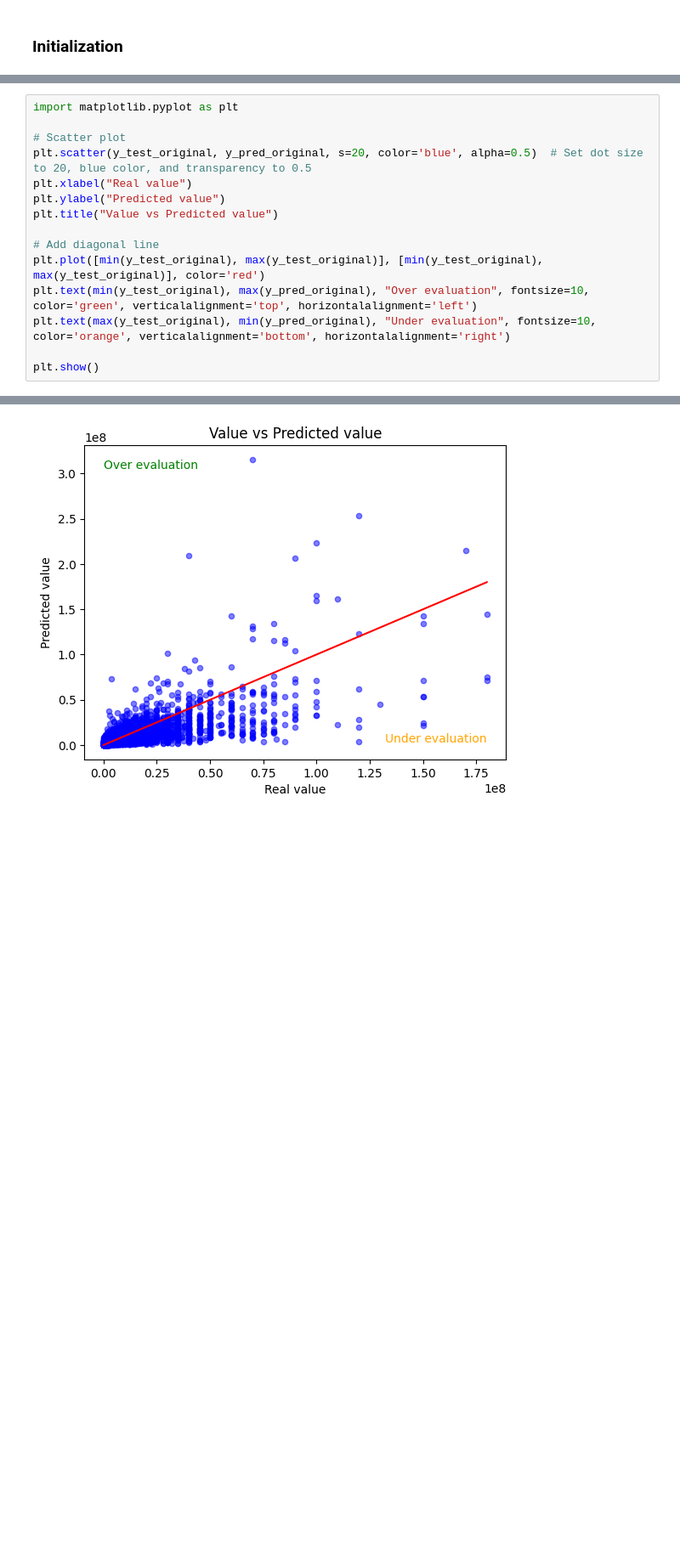
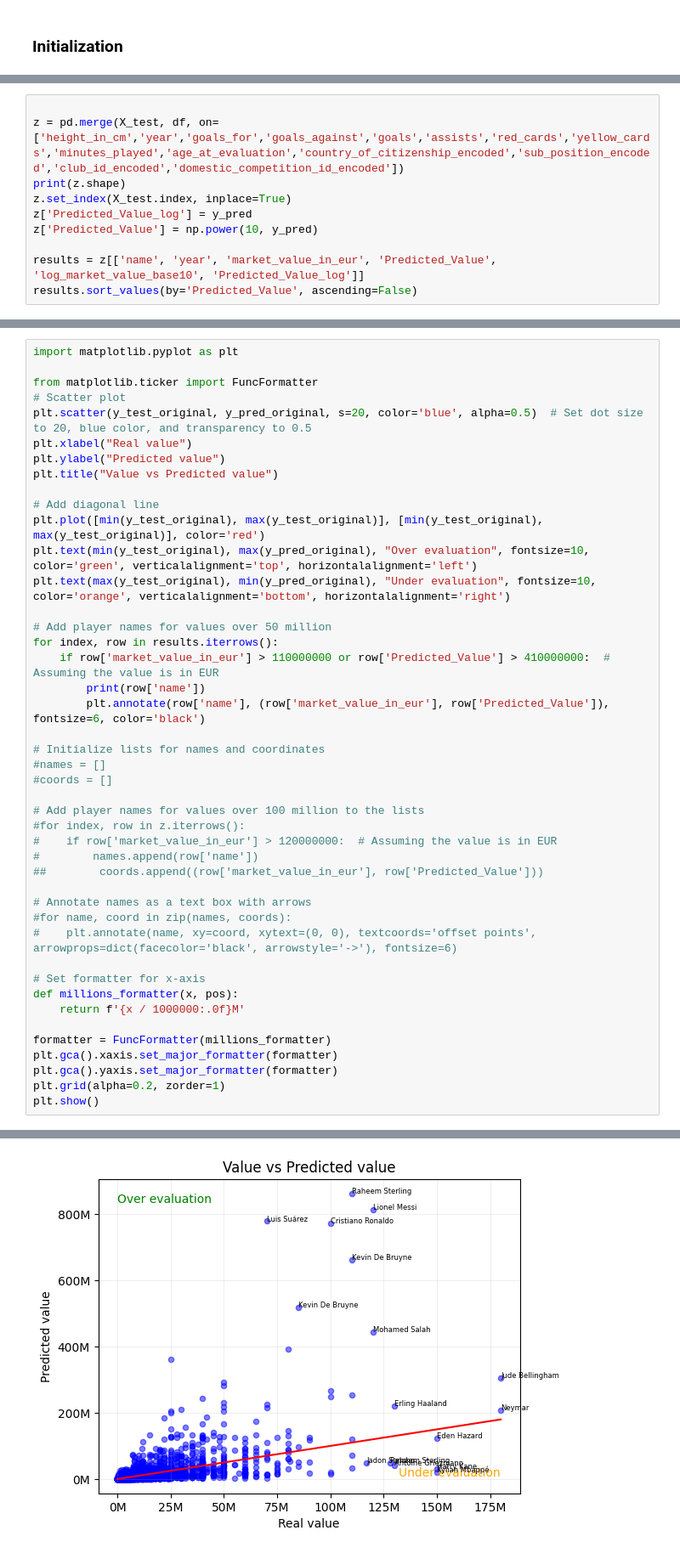
Before and after one commit to ENils1/MachineLearning, a Jupyter notebook: MachineLearning/LinearRegression.ipynb, the cells around one changed output, grey strips where cells are left out. Shown at 85% size. Saved outputs shown, nothing was run; the diff lists cells and outputs as text; blank space fills up the shorter version.

```diff
--- a/MachineLearning/LinearRegression.ipynb
+++ b/MachineLearning/LinearRegression.ipynb
@@ -83,0 +47,10 @@ Accuracy: 6.155989128818873%
+# %%
+
+z = pd.merge(X_test, df, on=['height_in_cm','year','goals_for','goals_against','goals','assists','red_cards','yellow_cards','minutes_played','age_at_evaluation','country_of_citizenship_encoded','sub_position_encoded','club_id_encoded','domestic_competition_id_encoded'])
+print(z.shape)
+z.set_index(X_test.index, inplace=True)
+z['Predicted_Value_log'] = y_pred
+z['Predicted_Value'] = np.power(10, y_pred)
+
+results = z[['name', 'year', 'market_value_in_eur', 'Predicted_Value', 'log_market_value_base10', 'Predicted_Value_log']]
+results.sort_values(by='Predicted_Value', ascending=False)
@@ -84,6 +72,7 @@ Accuracy: 6.155989128818873%
 # %%
 import matplotlib.pyplot as plt
 
+from matplotlib.ticker import FuncFormatter
 # Scatter plot
 plt.scatter(y_test_original, y_pred_original, s=20, color='blue', alpha=0.5)  # Set dot size to 20, blue color, and transparency to 0.5
 plt.xlabel("Real value")
@@ -95,5 +84,33 @@ plt.plot([min(y_test_original), max(y_test_original)], [min(y_test_original), ma
 plt.text(min(y_test_original), max(y_pred_original), "Over evaluation", fontsize=10, color='green', verticalalignment='top', horizontalalignment='left')
 plt.text(max(y_test_original), min(y_pred_original), "Under evaluation", fontsize=10, color='orange', verticalalignment='bottom', horizontalalignment='right')
 
+# Add player names for values over 50 million
+for index, row in results.iterrows():
+    if row['market_value_in_eur'] > 110000000 or row['Predicted_Value'] > 410000000:  # Assuming the value is in EUR
+        print(row['name'])
+        plt.annotate(row['name'], (row['market_value_in_eur'], row['Predicted_Value']), fontsize=6, color='black')
+
+# Initialize lists for names and coordinates
+#names = []
+#coords = []
+
+# Add player names for values over 100 million to the lists
+#for index, row in z.iterrows():
+#    if row['market_value_in_eur'] > 120000000:  # Assuming the value is in EUR
+#        names.append(row['name'])
+##        coords.append((row['market_value_in_eur'], row['Predicted_Value']))
+
+# Annotate names as a text box with arrows
+#for name, coord in zip(names, coords):
+#    plt.annotate(name, xy=coord, xytext=(0, 0), textcoords='offset points', arrowprops=dict(facecolor='black', arrowstyle='->'), fontsize=6)
+
+# Set formatter for x-axis
+def millions_formatter(x, pos):
+    return f'{x / 1000000:.0f}M'
+
+formatter = FuncFormatter(millions_formatter)
+plt.gca().xaxis.set_major_formatter(formatter)
+plt.gca().yaxis.set_major_formatter(formatter)
+plt.grid(alpha=0.2, zorder=1)
 plt.show()
 # %% [output]
@@ -100,4 +133,4 @@ plt.show()
-[figure, old version]
+[figure, new version]
 # %%
 import matplotlib.pyplot as plt
 
```
Also changed, not shown: parts of 5 cells of this notebook, 5 other files.
